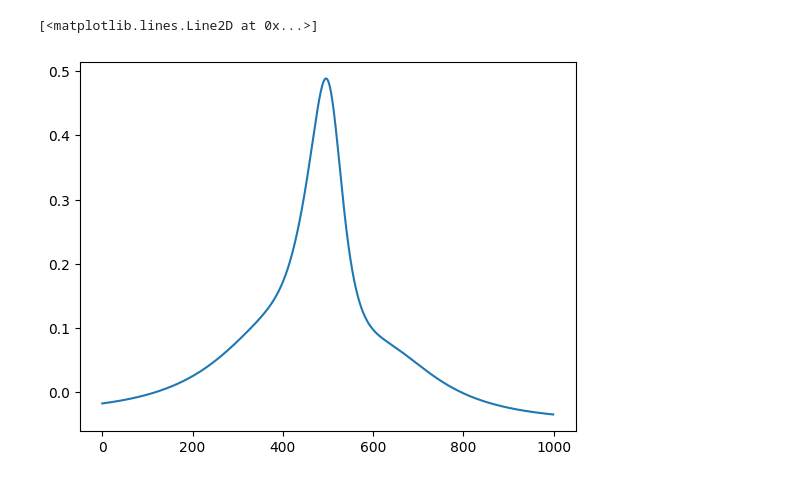
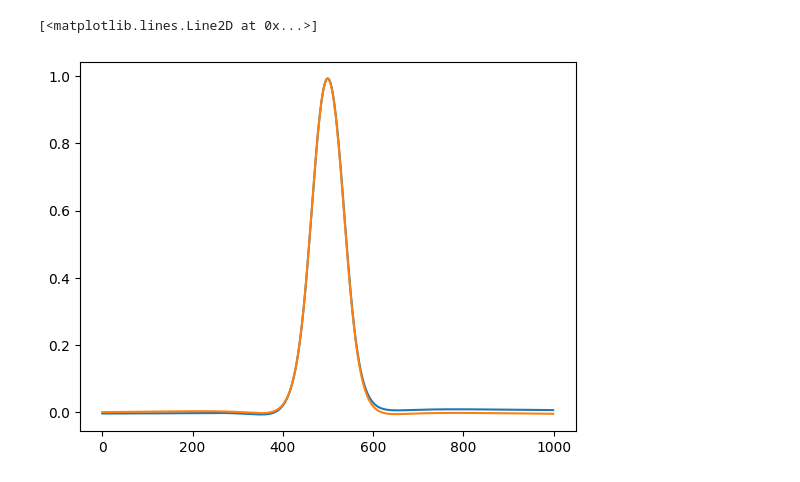
Before and after one commit to Fastaxx/equation-ednn, a Jupyter notebook: ednn_solver/GL_equation/post-process.ipynb, the cells around one changed output. Drawn from its saved outputs; the diff is of its cells as text; code cells hidden in the pictures.

```diff
--- a/ednn_solver/GL_equation/post-process.ipynb
+++ b/ednn_solver/GL_equation/post-process.ipynb
@@ -36,11 +36,12 @@ Text(0, 0.5, 'Loss')
 # %%
-u = np.load("./GL_NN/U4",allow_pickle=True)
+u = np.load("./GL_NN/U",allow_pickle=True)
 v = np.load("./GL_NN/V",allow_pickle=True)
 # %%
 plt.plot(u)
+plt.plot(v)
 # %% [output]
 [<matplotlib.lines.Line2D at 0x...>]
-[figure, old version]
+[figure, new version]
 # %%
 u_list = natsorted(glob.glob('./GL_NN/U*'))
 v_list = natsorted(glob.glob('./GL_NN/V*'))
```
Also changed, not shown: parts of 3 cells of this notebook, 7 other files.
